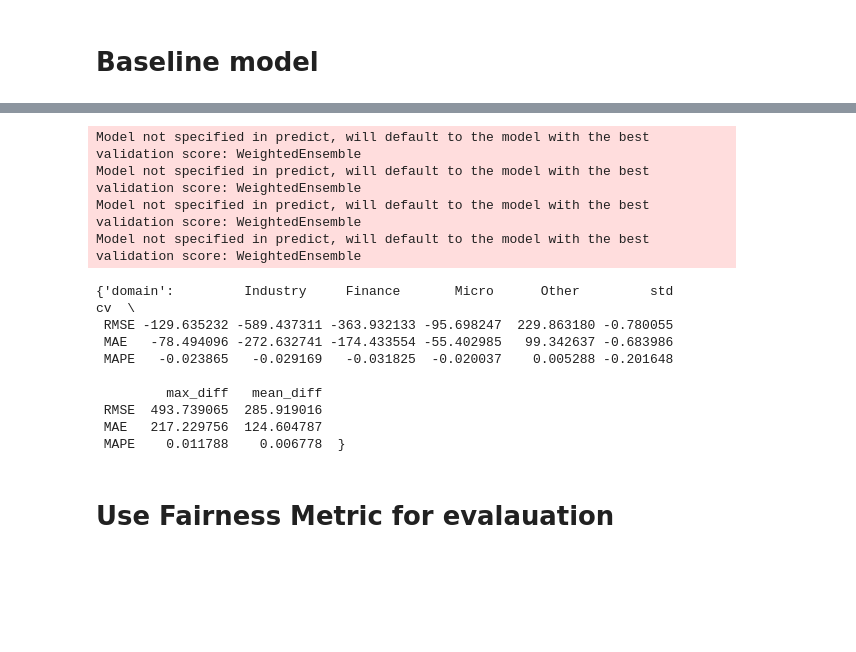
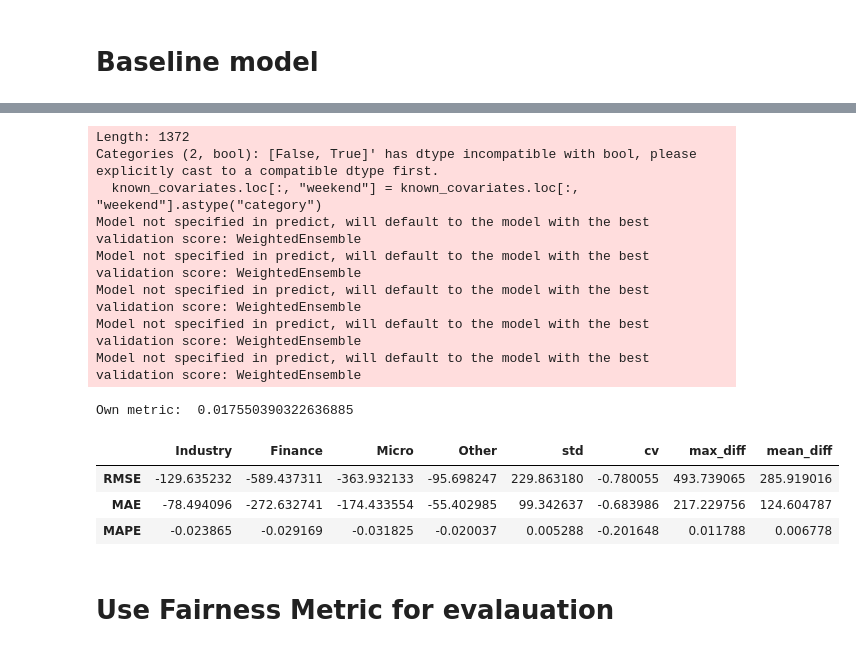
Before and after one commit to lucarueck/Master-project, a Jupyter notebook: Autogluon_Timeseries/baseline.ipynb, the cells around one changed output, grey strips where cells are left out. Saved outputs shown, nothing was run; the diff lists cells and outputs as text; code cells hidden in the pictures; blank space fills up the shorter version.

Commit message:
fixes and adjustments to first baseline

```diff
--- a/Autogluon_Timeseries/baseline.ipynb
+++ b/Autogluon_Timeseries/baseline.ipynb
@@ -71,20 +110,29 @@ Best model score: -0.0187
 # %%
-df_baseline = evaluate_predictions(test_data, predictor)
-df_baseline
+known_covariates = predictor.make_future_data_frame(train_data)
+WEEKEND_INDICES = [5, 6]
+known_covariates = known_covariates.assign(
+    weekend=pd.DatetimeIndex(known_covariates.loc[:, "timestamp"].astype('datetime64[ns]')).weekday.isin(WEEKEND_INDICES)
+)
+known_covariates.loc[:, "weekend"] = known_covariates.loc[:, "weekend"].astype("category")
+
+predictions = predictor.predict(train_data, known_covariates=known_covariates)
+
+df_baseline = evaluate_predictions(test_data, train_data, predictor, predictions)
+pd.DataFrame(df_baseline["domain"])
 # %% [output]
+Length: 1372
+Categories (2, bool): [False, True]' has dtype incompatible with bool, please explicitly cast to a compatible dtype first.
+  known_covariates.loc[:, "weekend"] = known_covariates.loc[:, "weekend"].astype("category")
 Model not specified in predict, will default to the model with the best validation score: WeightedEnsemble
 Model not specified in predict, will default to the model with the best validation score: WeightedEnsemble
 Model not specified in predict, will default to the model with the best validation score: WeightedEnsemble
 Model not specified in predict, will default to the model with the best validation score: WeightedEnsemble
+Model not specified in predict, will default to the model with the best validation score: WeightedEnsemble
-{'domain':         Industry     Finance       Micro      Other         std        cv  \
- RMSE -129.635232 -589.437311 -363.932133 -95.698247  229.863180 -0.780055
- MAE   -78.494096 -272.632741 -174.433554 -55.402985   99.342637 -0.683986
- MAPE   -0.023865   -0.029169   -0.031825  -0.020037    0.005288 -0.201648
-
-         max_diff   mean_diff
- RMSE  493.739065  285.919016
- MAE   217.229756  124.604787
- MAPE    0.011788    0.006778  }
+Own metric:  0.017550390322636885
+|  | Industry | Finance | Micro | Other | std | cv | max_diff | mean_diff |
+| RMSE | -129.635232 | -589.437311 | -363.932133 | -95.698247 | 229.863180 | -0.780055 | 493.739065 | 285.919016 |
+| MAE | -78.494096 | -272.632741 | -174.433554 | -55.402985 | 99.342637 | -0.683986 | 217.229756 | 124.604787 |
+| MAPE | -0.023865 | -0.029169 | -0.031825 | -0.020037 | 0.005288 | -0.201648 | 0.011788 | 0.006778 |
 # %% [markdown]
 # Use Fairness Metric for evalauation
 # %%
```
Also changed, not shown: parts of 16 cells of this notebook, 3 other files.
